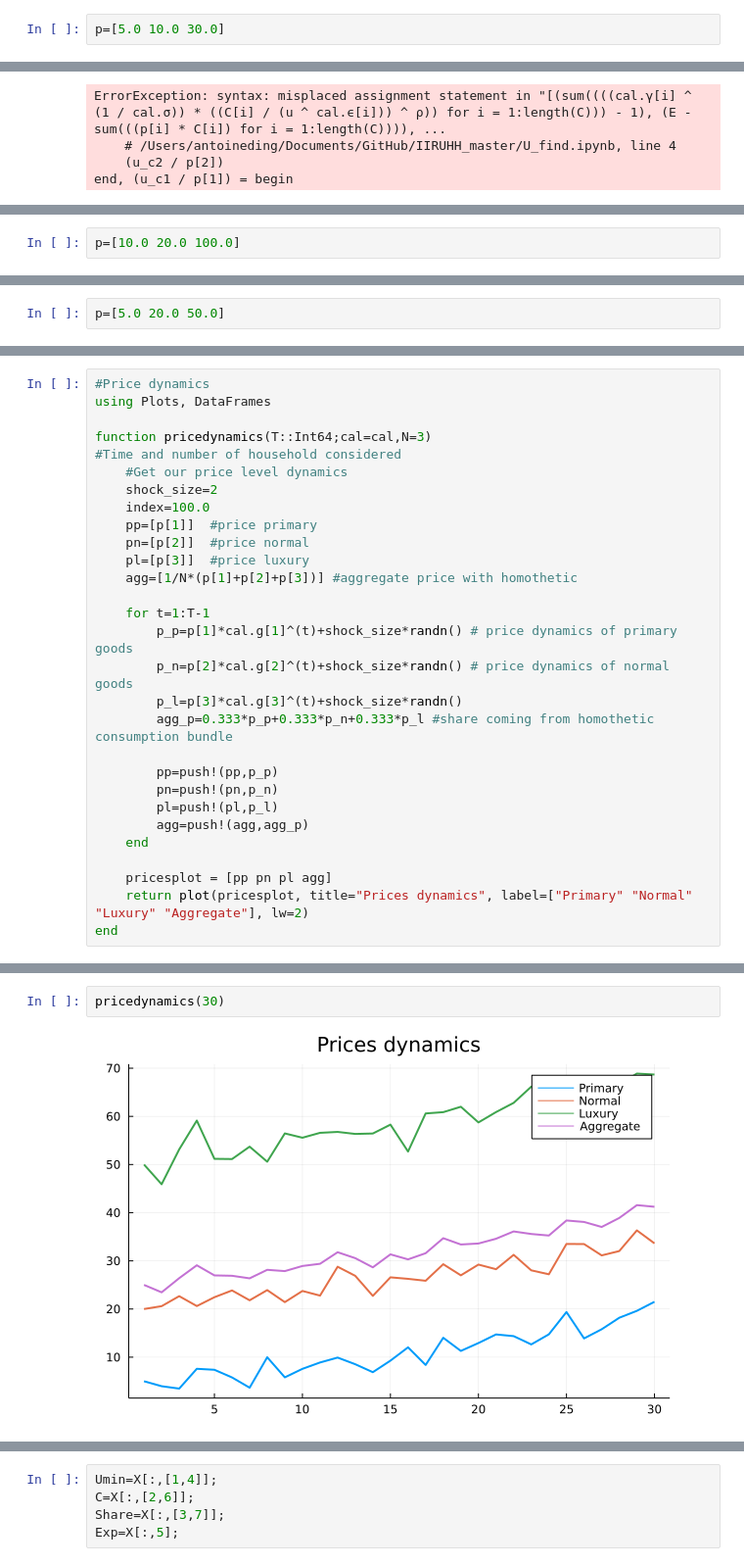
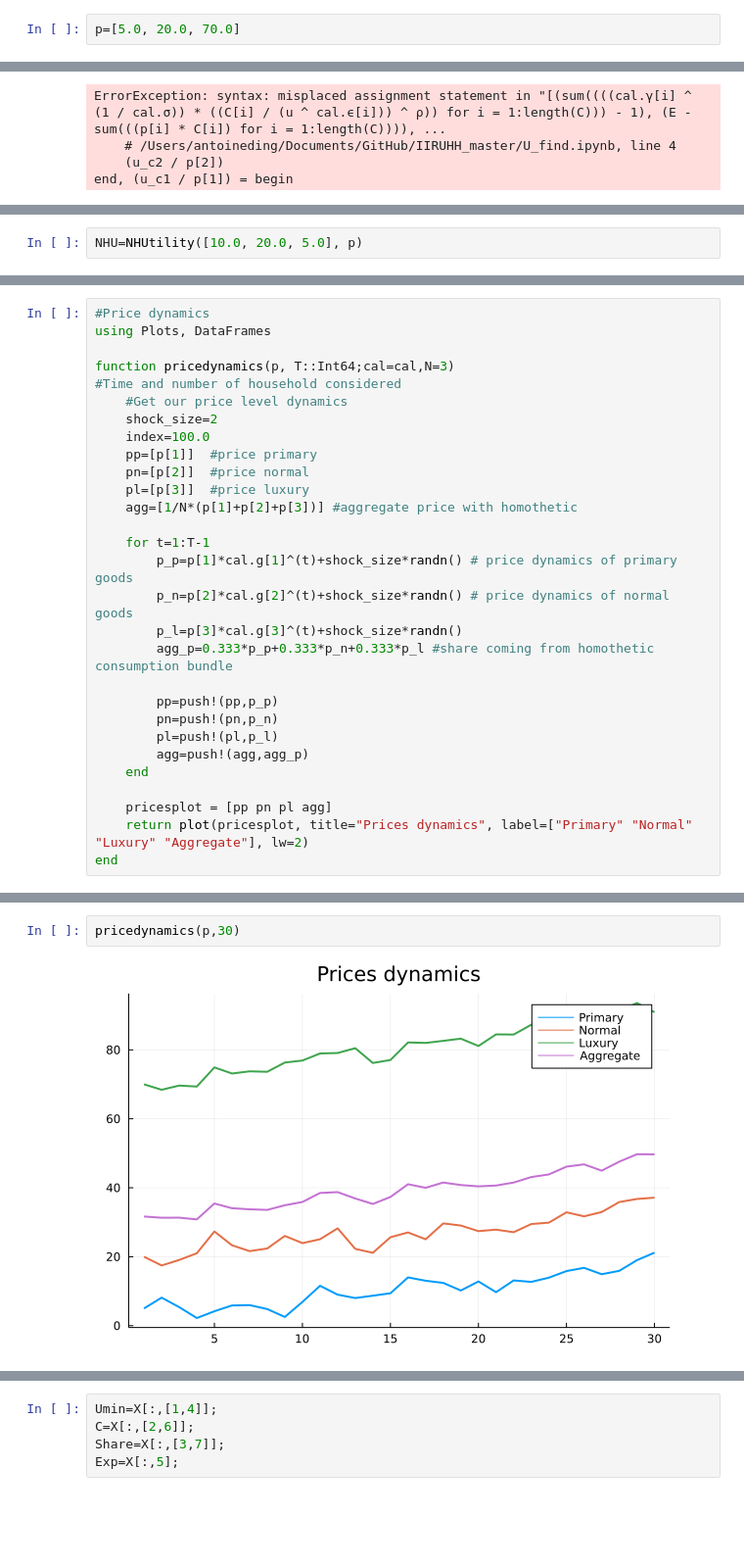
Before and after one commit to antoineding/IIRUHH_master, a Jupyter notebook: U_find.ipynb, the cells around one changed output, grey strips where cells are left out. Shown at 98% size. Saved outputs shown, nothing was run; the diff lists cells and outputs as text; blank space fills up the shorter version.

```diff
--- a/U_find.ipynb
+++ b/U_find.ipynb
@@ -320,5 +283,5 @@ SG (generic function with 1 method)
 # %% [markdown]
 # Non Homothetic Utility function
 # %%
-p=[5.0 10.0 30.0]
+p=[5.0, 20.0, 70.0]
 # %% [output]
@@ -449,5 +399,5 @@ end
 # %% [output]
 NHUtility (generic function with 1 method)
 # %%
-p=[10.0 20.0 100.0]
+NHU=NHUtility([10.0, 20.0, 5.0], p)
 # %% [output]
@@ -502,2 +433,0 @@ Optimal share initial with waste [0.23291400635653856, 0.4021491126636336, 0.364
-# %%
-p=[5.0 20.0 50.0]
@@ -569,7 +483,7 @@ p
 #Price dynamics
 using Plots, DataFrames
 
-function pricedynamics(T::Int64;cal=cal,N=3)
+function pricedynamics(p, T::Int64;cal=cal,N=3)
 #Time and number of household considered
     #Get our price level dynamics
     shock_size=2
@@ -599,4 +513,4 @@ pricedynamics (generic function with 1 method)
 # %%
-pricedynamics(30)
+pricedynamics(p,30)
 # %% [output]
-[figure, old version]
+[figure, new version]
```
Also changed, not shown: parts of 51 cells of this notebook, 2 other files.
